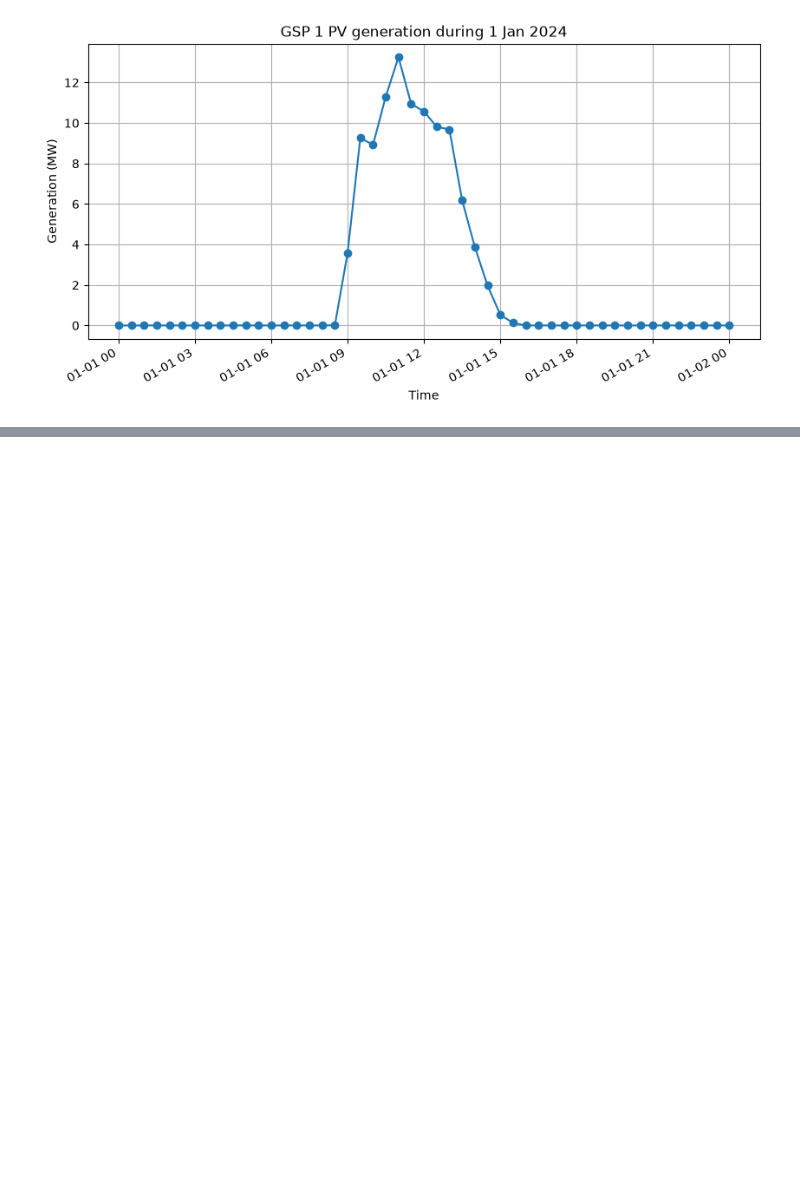
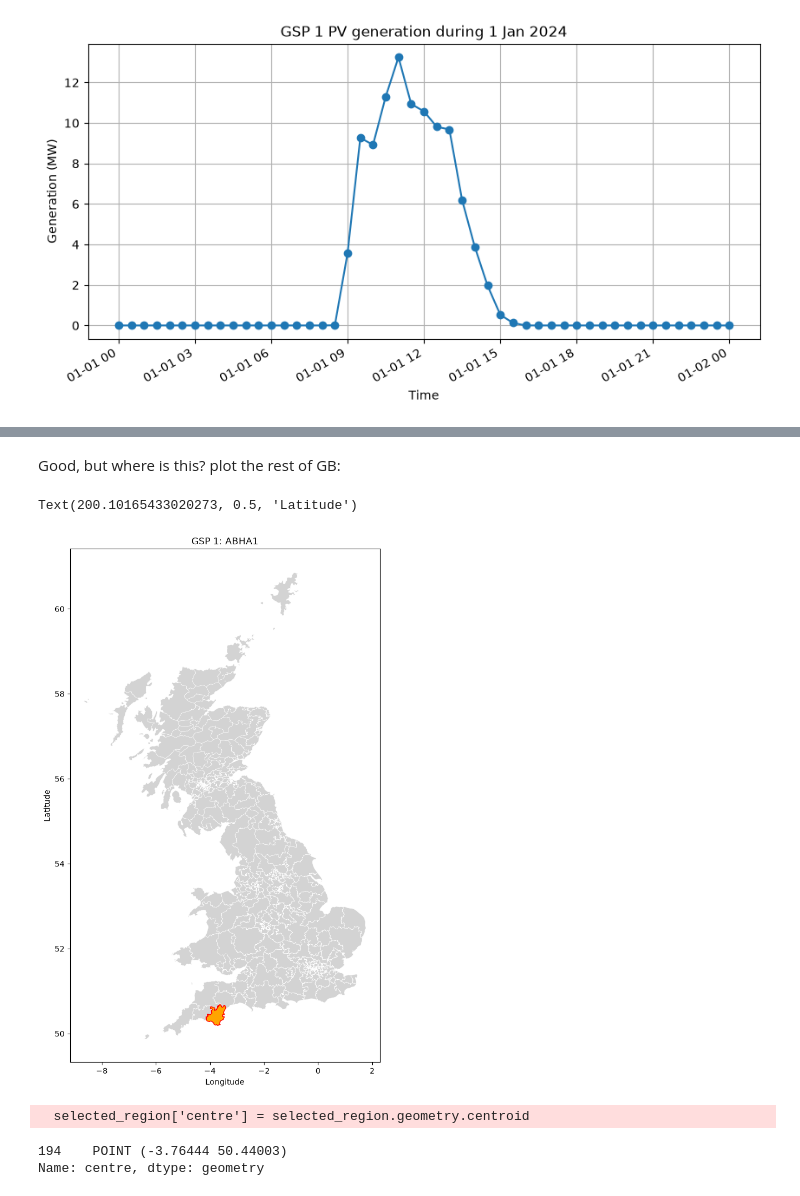
Before and after one commit to lukemccarvill/Met-Office-Solar-Luke, a Jupyter notebook: src/03_pvlive_gsp_capacity.ipynb, the cells around one changed output, grey strips where cells are left out. Drawn from its saved outputs; the diff is of its cells as text; code cells hidden in the pictures; blank space fills up the shorter version.

```diff
--- a/src/03_pvlive_gsp_capacity.ipynb
+++ b/src/03_pvlive_gsp_capacity.ipynb
@@ -703,0 +902,36 @@ plt.show() # admittedly, the showing of dates and hours is not great here. ideal
+# %% [markdown]
+Good, but where is this? plot the rest of GB:
+# %%
+fig, ax = plt.subplots(figsize=(10,12))
+
+gsp_regions.plot(
+    ax=ax,
+    facecolor='lightgrey',
+    edgecolor='white',
+    linewidth=0.4
+)
+
+selected_region.plot(
+    ax=ax,
+    facecolor='orange',
+    edgecolor='red',
+    linewidth=1
+)
+
+ax.set_title('GSP 1: ABHA1')
+ax.set_xlabel("Longitude")
+ax.set_ylabel("Latitude")
+# %% [output]
+Text(200.10165433020273, 0.5, 'Latitude')
+[figure, added]
+# %%
+# can also add a centroid point:
+
+selected_region['centre'] = selected_region.geometry.centroid
+# %% [output]
+  selected_region['centre'] = selected_region.geometry.centroid
+# %%
+selected_region['centre']
+# %% [output]
+194    POINT (-3.76444 50.44003)
+Name: centre, dtype: geometry
```
Also changed, not shown: parts of 38 cells of this notebook, 2 other files.
